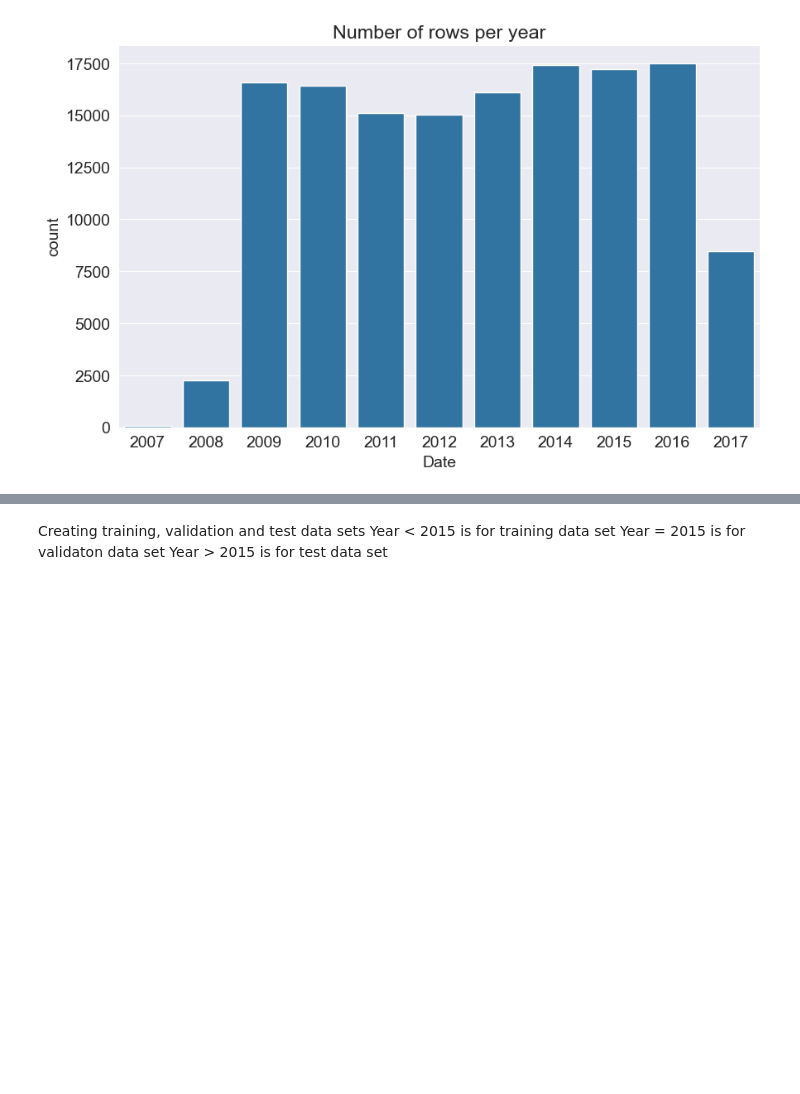
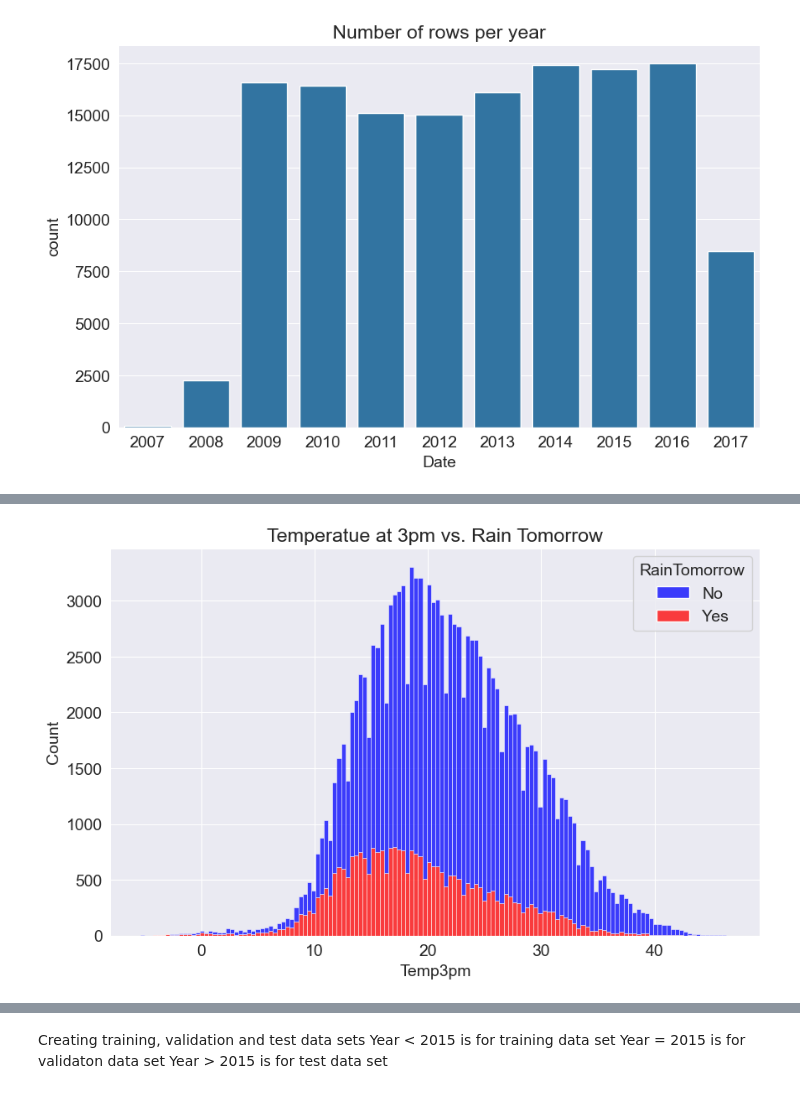
Before and after one commit to tusharx0809/machine-learning, a Jupyter notebook: decision-trees/decision-trees.ipynb, the cells around one changed output, grey strips where cells are left out. Cells and saved outputs as stored; diff of their text form; code cells hidden in the pictures; blank space fills up the shorter version.

```diff
--- a/decision-trees/decision-trees.ipynb
+++ b/decision-trees/decision-trees.ipynb
@@ -59,0 +74,12 @@ sns.countplot(x=pd.to_datetime(raw_df.Date).dt.year)
+# %%
+fig, ax = plt.subplots()
+sns.histplot(data = raw_df,
+             x = 'Temp3pm',
+             hue = 'RainTomorrow',
+             multiple = 'stack',
+             palette = ['blue','red'],
+             ax = ax)
+ax.set_title('Temperatue at 3pm vs. Rain Tomorrow')
+plt.show()
+# %% [output]
+[figure, added]
```
Also changed, not shown: parts of 4 cells of this notebook.
